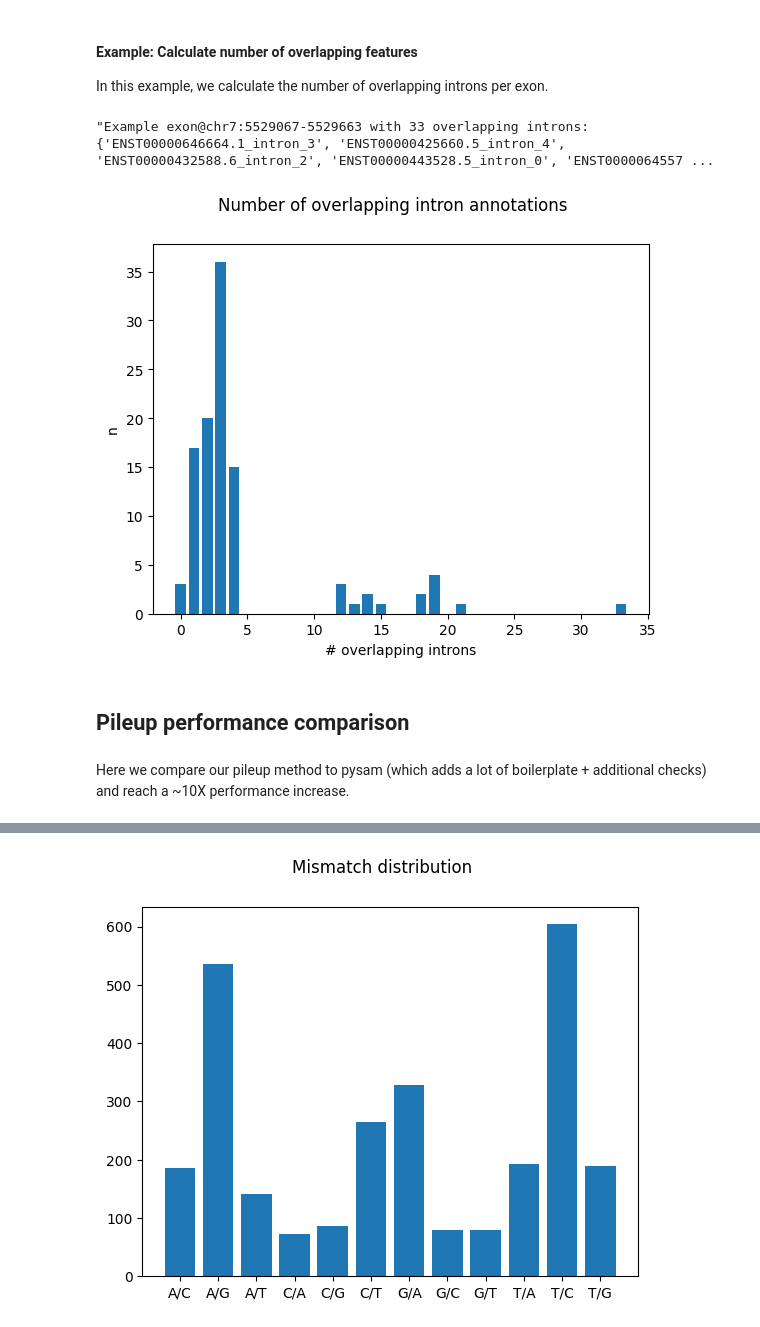
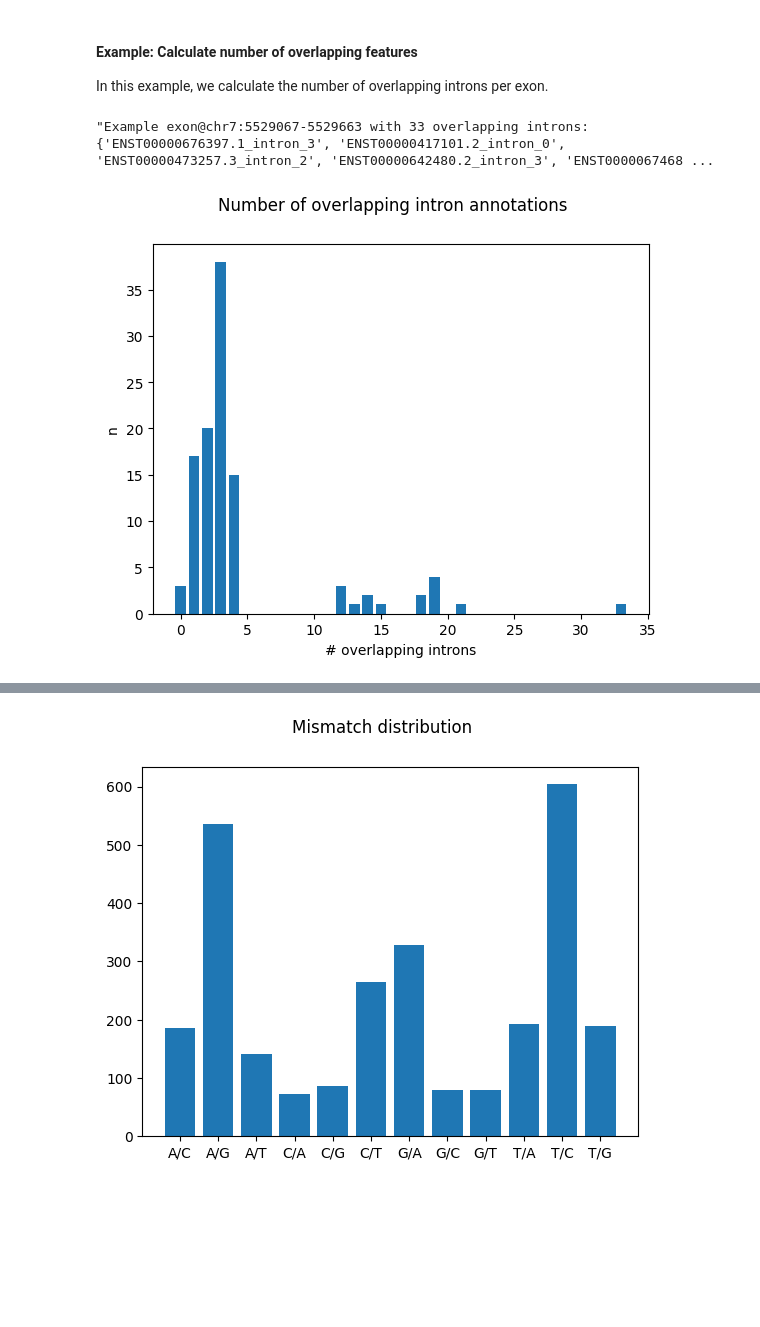
Before and after one commit to popitsch/rnalib, a Jupyter notebook: notebooks/README.ipynb, the cells around one changed output, grey strips where cells are left out. Cells and saved outputs as stored; diff of their text form; code cells hidden in the pictures; blank space fills up the shorter version.

```diff
--- a/notebooks/README.ipynb
+++ b/notebooks/README.ipynb
@@ -308,10 +468,10 @@ The following cells demonstrate some use cases.
 # %%
 # First, let's create a transcriptome containing dmel chromosome 2L annotation from a flybase annotation file.
 config = {
-        'genome_fa': 'testdata/fasta/dmel_r6.36.fa.gz',                          # genome FASTA
-        'annotation_gff': 'testdata/gff/flybase.dmel-all-r6.51.sorted.gtf.gz', # Gene annotation GTF/GFF file
-        'annotation_flavour': 'flybase',                                   # flavour of the cnnotation file.
-        'transcript_filter': {                                             # a simple filter that will include only annotations from 2L
+        'genome_fa': get_resource('dmel_genome'),      # genome FASTA
+        'annotation_gff': get_resource('flybase_gtf'), # Gene annotation GTF/GFF file
+        'annotation_flavour': 'flybase',               # flavour of the annotation file.
+        'transcript_filter': {                         # a simple filter that will include only annotations from 2L
             'included_chrom': ['2L']
         },
         'load_sequences': True # load sequences from configured genome FASTA file
@@ -350,14 +511,14 @@ display(f"So, the gene of transcript 'FBtr0310022' is {t.transcript['FBtr0310022
 # %%
 # Some more access examples
 # genes can be accessed by name or gene id; their location
-display(f"The gene {t.gene['cold'].name} is located on chromosome {t.gene['cold'].location.chromosome} at {t.gene['FBgn0031268'].location} ", SEP)
+display(f"The gene {t.gene['l(2)gl'].gene_name} is located on chromosome {t.gene['l(2)gl'].location.chromosome} at {t.gene['FBgn0002121'].location} ", SEP)
 
 # you can inspect the fields of a transcriptome feature with regular python methods, e.g. vars()
 # Here we show, e.g., the structure of the 1st transcript
-tx=t.gene['cold'].transcript[0]
-display(vars(tx),SEP)
+tx=t.gene['l(2)gl'].transcript[0]
+display_textarea(pprint.pformat(vars(tx)))
 
-# fields but also dynamic annotations (see below) can be accessed by <feature>.<attribute/field> notation
-# this also includes some calculated features such as location and rnk (exon/intron number)
+# fields as well as dynamic annotations (see below) can be accessed by <feature>.<attribute/field> notation
+# this includes calculated annotations such as location and rnk (exon/intron number)
 display(f"transcript_id: {tx.feature_id}, location: {tx.location}, 1st exon rnk: {tx.exon[0].rnk}")
 # %% [output]
@@ -511,17 +653,19 @@ Here we iterate all transcripts and calculate a downstream (3') genomic window a
 window_type='downstream'
 ws=3
 genome_offsets = get_config(t.config, 'genome_offsets', default_value={}) # get genome offsets from config (if any)
+# NOTE that you can also load sliced genome sequences and correct coordinates using the 'genome_offsets' config key
+# see below for an example
 with pysam.Fastafile(get_config(t.config, 'genome_fa', required=True)) as fasta:
     for tx in tqdm(t.transcripts, desc=f'Load {window_type} window sequences', total=len(t.transcripts)):
         strand = tx.strand
         assert strand is not None, f"Undefined strand for tx {tx}"
-        loc = tx.get_upstream(ws) if window_type == 'upstream' else tx.get_downstream(ws)
+        loc = tx.get_upstream(ws) if window_type == 'upstream' else tx.get_downstream(ws)  # get up/downstream windows of given size
         dna_seq=''
         s = loc.start - genome_offsets.get(loc.chromosome, 1)
-        if s<0:
+        if s<0: # Pad with N's if required
             dna_seq='N'*(-s)
             s=0
         e = loc.end - genome_offsets.get(loc.chromosome, 1) + 1
-        dna_seq+=fasta.fetch(reference=loc.chromosome,start=s,end=e)
-        display(f"{window_type}: {tx.transcript_id}, {loc}, {dna_seq}")
+        dna_seq+=fasta.fetch(reference=loc.chromosome,start=s,end=e) # get sequence from FASTA
+        display(f"{window_type}: {tx.parent.gene_name},{tx.feature_id}, {loc}, {dna_seq}")
 # %% [output]
@@ -547,15 +691,17 @@ The following section demonstrates some use cases:
 # %%
 # First, let's instantiate a small transcriptome that contains only two human genes (ACTB and SOX2)
 config = {
-        'genome_fa': 'testdata/fasta/ACTB+SOX2.fa.gz',
+        'genome_fa': get_resource('ACTB+SOX2_genome'),  # get_resource('ACTB+SOX2_genome'),
+        # this is a sliced reference sequence. To match the gencode annotations we provide respective offset coordinates for the 2 chroms
         'genome_offsets': {'chr3': 181711825, 'chr7': 5526309},
-        'annotation_gff': 'testdata/gff/gencode.v39.ACTB+SOX2.gff3.gz',
+        'annotation_gff': get_resource('gencode_gff'),  # get_resource('gencode_gff'),,
         'annotation_flavour': 'gencode',
         '#transcript_filter': {
-            'included_tids': ['ENST00000473257.3']
+            'included_genetypes': ['protein_coding']
         },
         'load_sequences': True
     }
+
 t=Transcriptome(config)
 # %%
 # Now, lets annotate exons and introns with mappability scores that are read from a bedgraph file.
@@ -605,41 +753,36 @@ def count_anno(item):
     # Here we simply count the number of overlapping intron annotations but we could also group
     # by tx or gene, etc.
     anno['n_overlapping_introns']=len(overlapping)
     anno['overlapping_introns']=overlapping
 
 # now we can call the annotate method for all exons of this transcriptome and tell it to
 # annotate with all introns of this transcriptome. In the passed annotation method (count_anno) we
 # simply count the number of overlapping annotations (introns).
 # Its easy to check in IGV (loading the GFF3 file) whether the numbers are correct.
 t.clear_annotations()
 t.annotate(iterators=TranscriptomeIterator(t,feature_types=['intron']),
            fun_anno=count_anno,
            feature_types=['exon'])
 
-# create histogram
+# Here we create a histogram ...
 intron_hist=Counter()
 for ex in TranscriptomeIterator(t,feature_types=['exon']):
     intron_hist[ex.data['n_overlapping_introns']]+=1
-#display(intron_hist)
 
-# plot histogram
+# ... and plot it
 x, y = zip(*intron_hist.items())
 _=plt.bar(x,y)
 plt.xlabel("# overlapping introns")
 plt.ylabel("n")
 _=plt.suptitle("Number of overlapping intron annotations")
 
-# show one example with max number of overlapping introns
+# Here we show one example with max number of overlapping introns
 # NOTE that there can be multiple introns per transcript that overlap with a given exon.
 for ex,info in TranscriptomeIterator(t,feature_types=['exon']):
     if info.get('n_overlapping_introns', 0)==max(intron_hist):
-        tids = {i.parent.transcript_id for i,_ in info['overlapping_introns']}
+        tids = {i.parent.feature_id for i,_ in info['overlapping_introns']}
         display(f"Example {ex} with {info['n_overlapping_introns']} overlapping introns: { {i.feature_id for i,_ in info['overlapping_introns']} }, tids: {tids}")
         break
 # %% [output]
-"Example exon@chr7:5529067-5529663 with 33 overlapping introns: {'ENST00000646664.1_intron_3', 'ENST00000425660.5_intron_4', 'ENST00000432588.6_intron_2', 'ENST00000443528.5_intron_0', 'ENST0000064557 ...
+"Example exon@chr7:5529067-5529663 with 33 overlapping introns: {'ENST00000676397.1_intron_3', 'ENST00000417101.2_intron_0', 'ENST00000473257.3_intron_2', 'ENST00000642480.2_intron_3', 'ENST0000067468 ...
-[figure, old version]
+[figure, new version]
-# %% [markdown]
-## Pileup performance comparison
-# %% [markdown]
-Here we compare our pileup method to pysam (which adds a lot of boilerplate + additional checks) and reach a ~10X performance increase.
```
Also changed, not shown: parts of 115 cells of this notebook, 14 other files.
